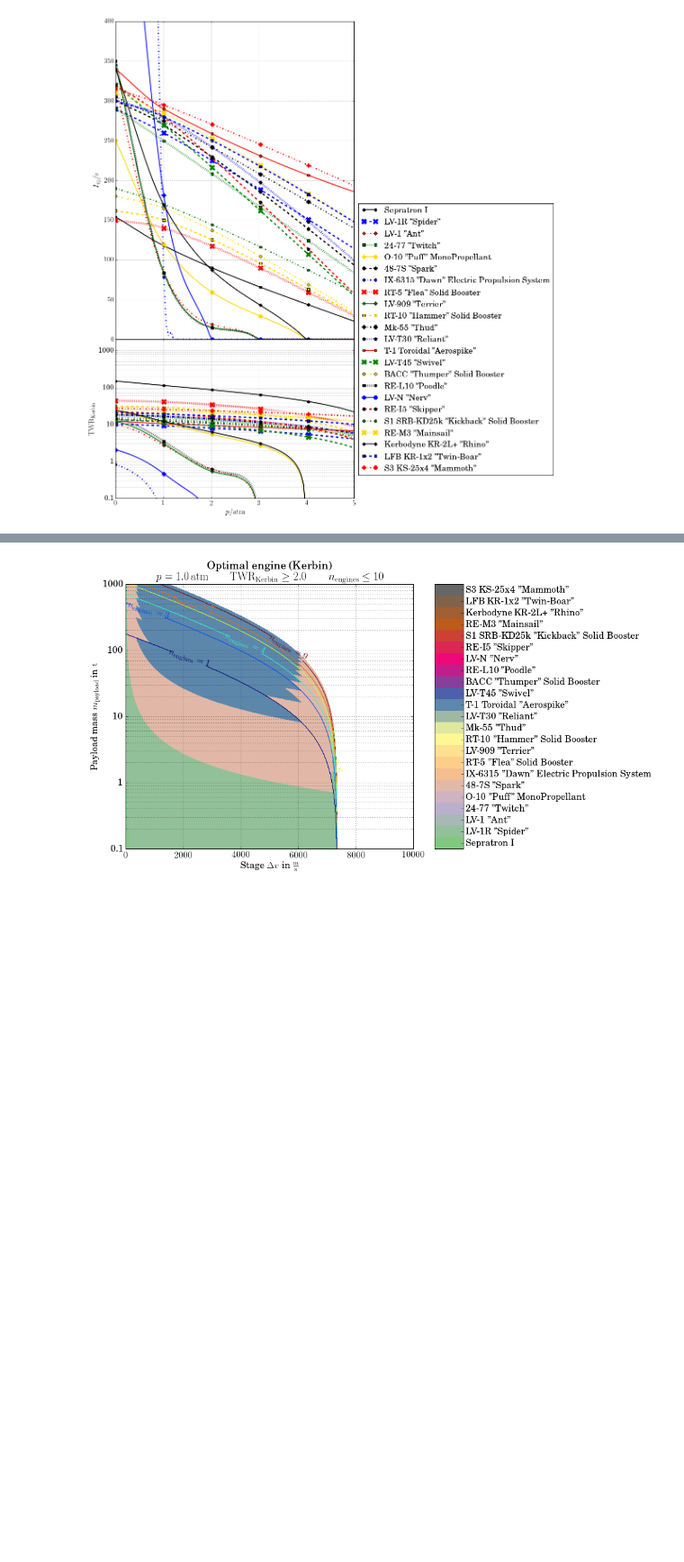
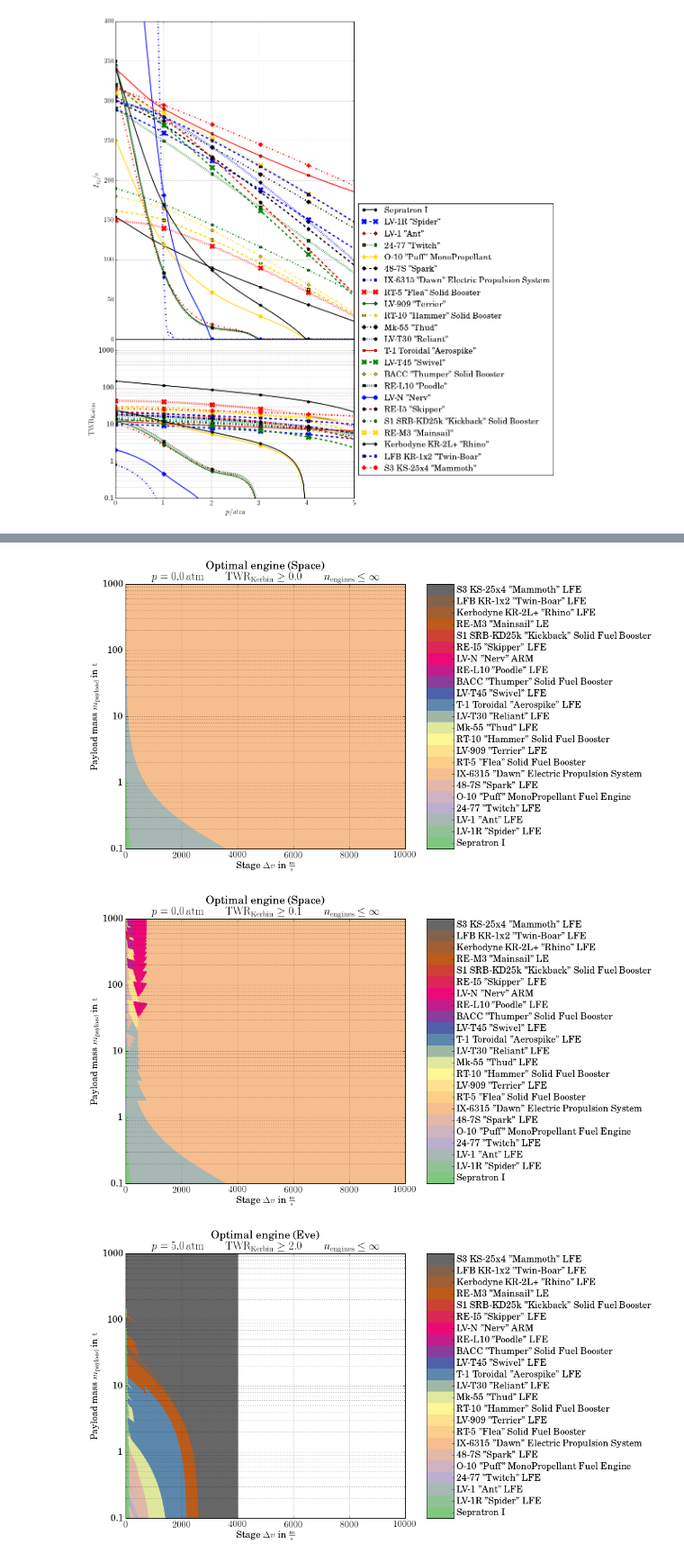
Before and after one commit to mueslo/KerbalPlot, a Jupyter notebook: kerbalplot.ipynb, the cells around one changed output, grey strips where cells are left out. Shown at 90% size. Drawn from its saved outputs; the diff is of its cells as text; code cells hidden in the pictures; blank space fills up the shorter version.

Commit message:
fixed incorrect dv/mp plots

```diff
--- a/kerbalplot.ipynb
+++ b/kerbalplot.ipynb
@@ -9,3 +10,2 @@ from IPython.display import display
 # %%
 import numpy as np
-g0 = 9.81
@@ -83,0 +12,13 @@ S3 KS-25x4 "Mammoth"                      15.0   4000.0 [(0.0, 315.0), (1.0, 295
+# %%
+from ksptools import get_engines, Engine, g0
+
+engines = get_engines(ksp_dir=".")
+
+rows = [[str(getattr(e,field)) for field in Engine._fields] for e in engines]
+rows.insert(0, Engine._fields)
+cols = zip(*rows)
+col_widths = [max(len(value) for value in col) for col in cols]
+
+fmt = ' '.join(['{{:<{}}}'.format(width) for width in col_widths])
+for row in rows:
+  print fmt.format(*row)
@@ -282,69 +194,81 @@ def compute(min_twr=0, pressure=0, max_engine_count=np.inf):
 # %%
 import matplotlib as mpl
 import matplotlib.pyplot as plt
-#import mpld3
-#mpld3.enable_notebook()
+
+from ksptools import compute
 
 mpl.rc('text', usetex = True)
 mpl.rc('font', family = 'serif', size=16)
 
-#            twr  p   n_e name
-plot_args = [(0., 0., 10, "Space"),
-             (2., 5., 10, "Eve"),
-             (2., 1., 10, "Kerbin"),
-             (1., 0., 10, "Tylo"),
-             (1., 0.6, 10, "Laythe"),
-             (0.4, 0.2, 10, "Duna"),
-             (0.35, 0., 10, "Moho, Vall"),
-             (0.22, 0., 10, "Mun, Eeloo, Ike"),
-             (0.15, 0., 10, "Dres"),
-             (0.07, 0., 10, "Minmus, Bop")]
+arg_names = ('min_twr', 'pressure', 'max_engine_count', 'name')
+plot_args = [(0., 0., np.inf, "Space"),
+             (.1, 0., np.inf, "Space"),
+             (2., 5., np.inf, "Eve"),
+             (1.25, 1., np.inf, "Kerbin"),
+             (1., 0., np.inf, "Tylo"),
+             (1., 0.6, np.inf, "Laythe"),
+             (.4, 0.2, np.inf, "Duna"),
+             (.35, 0., np.inf, "Moho, Vall"),
+             (.22, 0., np.inf, "Mun, Eeloo, Ike")]
+plot_kwargs = [dict(zip(arg_names, args)) for args in plot_args]
 
+dv_min=0.; dv_max=10000.
+m_p_min=0.1; m_p_max=1000.
+res = (500,500)
 
-for args in plot_args[2:3]:
-    n, M, I = compute(*(args[:-1]))
-    min_twr, pressure, max_engine_count, name = args
+# Add iterating arrays
+#dv = np.arange(xmin, xmax, xmax/res[0]) #Δv
+dv = np.linspace(dv_min, dv_max, num=res[0]) #Δv
+m_p = np.logspace(np.log10(m_p_min), np.log10(m_p_max), num=res[1]) #payload mass
+Dv, M_p = np.meshgrid(dv, m_p)
+
+for kwargs in plot_kwargs:
+    n, M, I = compute(engines, (Dv, M_p), **kwargs)
 
     #print "Plotting..."
     fig, (ax, axcb) = plt.subplots(1, 2,figsize=(14,8), gridspec_kw={"width_ratios": (10,1)})
-    ax.set_title(r"Optimal engine ("+name+")\n"+
-                 r"$p="+str(pressure)+r"\,\mathrm{atm}$\qquad"
-                 r"$\mathrm{TWR_{Kerbin}} \geq "+str(min_twr)+r"$\qquad"
-                 r"$n_\mathrm{engines} \leq "+str(max_engine_count).replace(r'inf',r'\infty')+"$")
+    ax.set_title((r"Optimal engine ({name})"+"\n"+
+                  r"$p={pressure!s}\,\mathrm{{atm}}$\qquad"
+                  r"$\mathrm{{TWR_{{Kerbin}}}} \geq {min_twr!s}$\qquad"
+                  r"$n_\mathrm{{engines}} \leq {max_engine_count!s}$").format(**kwargs).replace(r'inf',r'\infty'))
 
     cmap_tmp = mpl.pyplot.cm.Accent
     cmaplist_tmp = [cmap_tmp(i) for i in range(cmap_tmp.N)]
     cmaplist_tmp[85] = (0.2,0.7,0.9,1.0)
     norm_eng = mpl.colors.BoundaryNorm(np.arange(len(engines)+1), cmap_tmp.N)
     cmap_eng = cmap_tmp.from_list('Custom cmap', cmaplist_tmp, cmap_tmp.N)
     cmap_eng.set_over('white')
 
     #plt.contour
 
     ax.set_yscale('log')
     ax.grid(True, which="both")
     ax.yaxis.set_major_formatter(mpl.ticker.FormatStrFormatter('%.4G'))
     ax.set_ylabel(r'Payload mass $m_\mathrm{payload}$ in $\mathrm{t}$')
     ax.set_xlabel(r'Stage $\Delta v$ in $\mathrm{\frac{m}{s}}$')
 
-    ax.imshow(I, extent=(xmin,xmax,ymin,ymax), origin="lower", cmap=cmap_eng, norm=norm_eng)
+    ax.imshow(I, extent=(dv_min,dv_max,m_p_min,m_p_max), origin="lower", cmap=cmap_eng, norm=norm_eng)
     cb = mpl.colorbar.ColorbarBase(axcb, cmap=cmap_eng, norm=norm_eng, format=None, extend="neither", ticks=np.arange(len(engines))+0.5)
     cb.ax.set_yticklabels([e.name for e in engines])
 
-
+    # plot n_engines
+    '''
     n_inv = np.inf*np.ones(I.shape) #set to inf for out of bounds
     n_inv = np.expand_dims(n_inv,0) #to be able to concatenate, match dims
     n_ext = np.concatenate((n,n_inv)) #concatenate inf
 
     y,z = np.meshgrid(np.arange(n.shape[1]),np.arange(n.shape[2]), indexing='ij')
     n_oe = n_ext[I,y,z]
     #ax.imshow(n_oe, extent=(xmin,xmax,ymin,ymax), origin="lower")
     contour = ax.contour(Dv, M_p, n_oe)
     ax.clabel(contour, contour.levels, fmt=r"$n_\mathrm{engines}=%i$")
+    '''
 
     #print "Done."
     fig.tight_layout()
-    fig.savefig('optimalengine_'+name+'_p='+str(pressure)+"_nmax="+str(max_engine_count)+"_mintwr="+str(min_twr)+".png")
+    fig.savefig("optimalengine_{name}_p={pressure!s}_nmax={max_engine_count!s}_mintwr={min_twr!s}.png".format(**kwargs))
     plt.show()
 # %% [output]
-[figure, old version]
+[figure, new version]
+[figure, added]
+[figure, added]
```
Also changed, not shown: parts of 8 cells of this notebook, 13 other files.
